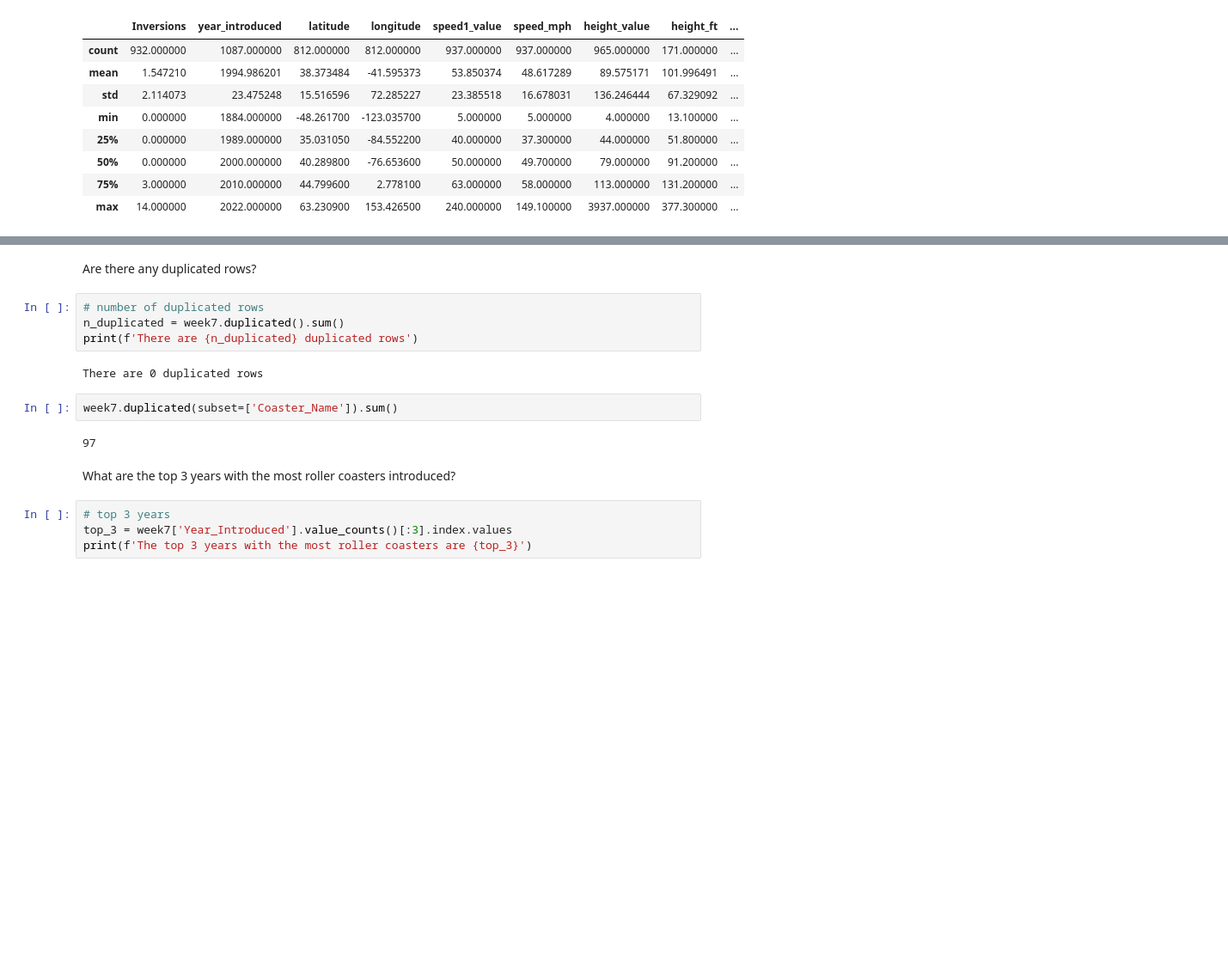
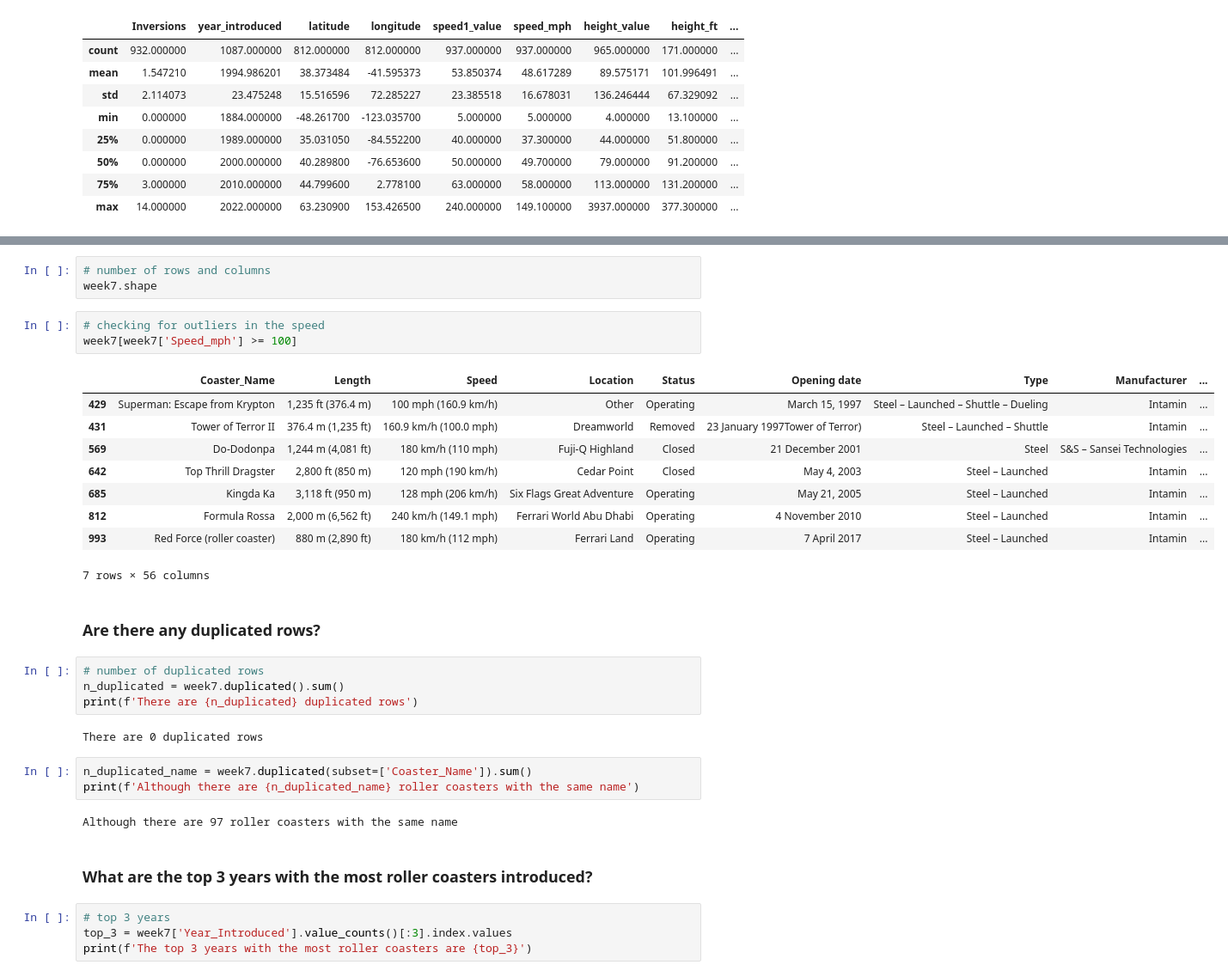
Before and after one commit to joshuaati/python_practice, a Jupyter notebook: 4 Data in Motion Challange/Week 7 pandas.ipynb, the cells around one changed output, grey strips where cells are left out. Shown at 86% size. Cells and saved outputs as stored; diff of their text form; blank space fills up the shorter version.

```diff
--- a/4 Data in Motion Challange/Week 7 pandas.ipynb
+++ b/4 Data in Motion Challange/Week 7 pandas.ipynb
@@ -95,17 +77,34 @@ Index(['Coaster_Name', 'Length', 'Speed', 'Location', 'Status', 'Opening date',
+# %%
+# number of rows and columns
+week7.shape
+# %%
+# checking for outliers in the speed
+week7[week7['Speed_mph'] >= 100]
+# %% [output]
+|  | Coaster_Name | Length | Speed | Location | Status | Opening date | Type | Manufacturer | ... |
+| 429 | Superman: Escape from Krypton | 1,235 ft (376.4 m) | 100 mph (160.9 km/h) | Other | Operating | March 15, 1997 | Steel – Launched – Shuttle – Dueling | Intamin | ... |
+| 431 | Tower of Terror II | 376.4 m (1,235 ft) | 160.9 km/h (100.0 mph) | Dreamworld | Removed | 23 January 1997Tower of Terror) | Steel – Launched – Shuttle | Intamin | ... |
+| 569 | Do-Dodonpa | 1,244 m (4,081 ft) | 180 km/h (110 mph) | Fuji-Q Highland | Closed | 21 December 2001 | Steel | S&S – Sansei Technologies | ... |
+| 642 | Top Thrill Dragster | 2,800 ft (850 m) | 120 mph (190 km/h) | Cedar Point | Closed | May 4, 2003 | Steel – Launched | Intamin | ... |
+| 685 | Kingda Ka | 3,118 ft (950 m) | 128 mph (206 km/h) | Six Flags Great Adventure | Operating | May 21, 2005 | Steel – Launched | Intamin | ... |
+| 812 | Formula Rossa | 2,000 m (6,562 ft) | 240 km/h (149.1 mph) | Ferrari World Abu Dhabi | Operating | 4 November 2010 | Steel – Launched | Intamin | ... |
+| 993 | Red Force (roller coaster) | 880 m (2,890 ft) | 180 km/h (112 mph) | Ferrari Land | Operating | 7 April 2017 | Steel – Launched | Intamin | ... |
+7 rows × 56 columns
 # %% [markdown]
-Are there any duplicated rows?
+### Are there any duplicated rows?
 # %%
 # number of duplicated rows
 n_duplicated = week7.duplicated().sum()
 print(f'There are {n_duplicated} duplicated rows')
 # %% [output]
 There are 0 duplicated rows
-# %%
-week7.duplicated(subset=['Coaster_Name']).sum()
-# %% [output]
-97
+# %%
+n_duplicated_name = week7.duplicated(subset=['Coaster_Name']).sum()
+print(f'Although there are {n_duplicated_name} roller coasters with the same name')
+# %% [output]
+Although there are 97 roller coasters with the same name
 # %% [markdown]
-What are the top 3 years with the most roller coasters introduced?
+### What are the top 3 years with the most roller coasters introduced?
 # %%
 # top 3 years
 top_3 = week7['Year_Introduced'].value_counts()[:3].index.values
```
Also changed, not shown: parts of 15 cells of this notebook.
